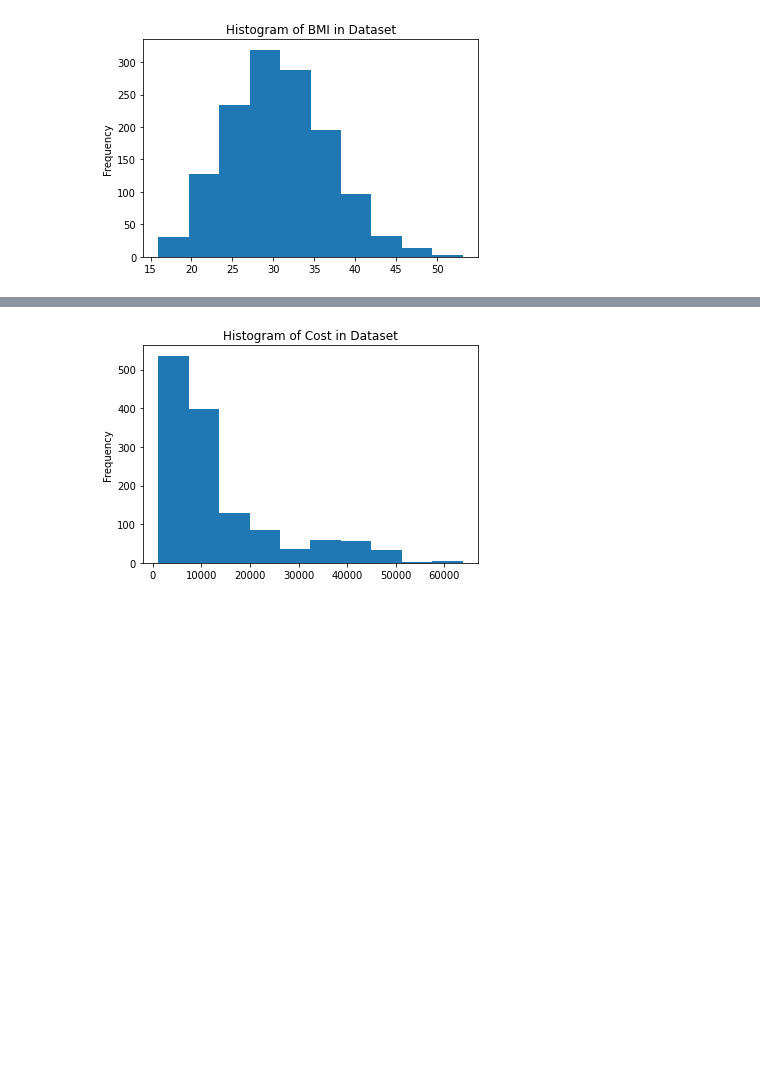
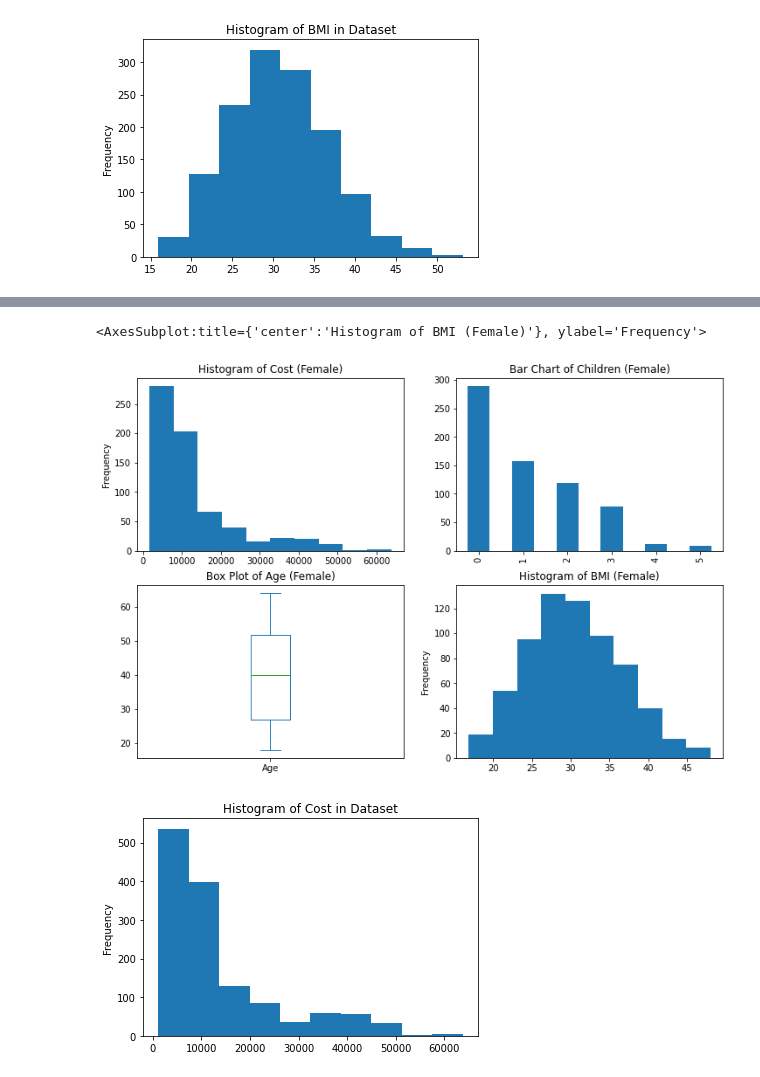
Before and after one commit to cwperks/ALY6150, a Jupyter notebook: cwperx/week4/ALY6150_Craig_Perkins_Week4_Assignment.ipynb, the cells around one changed output, grey strips where cells are left out. Saved outputs shown, nothing was run; the diff lists cells and outputs as text; code cells hidden in the pictures; blank space fills up the shorter version.

```diff
--- a/cwperx/week4/ALY6150_Craig_Perkins_Week4_Assignment.ipynb
+++ b/cwperx/week4/ALY6150_Craig_Perkins_Week4_Assignment.ipynb
@@ -63,0 +86,12 @@ df["BMI"].plot(kind="hist", title="Histogram of BMI in Dataset", ax=axs[1, 1])
+# %%
+import matplotlib.pyplot as plt
+
+fig, axs = plt.subplots(2, 2, figsize=(12, 8))
+
+df[df["Gender"] == "F"]["Cost"].plot(kind='hist', title="Histogram of Cost (Female)", ax=axs[0,0])
+df[df["Gender"] == "F"]["Children"].value_counts().plot(kind='bar', title="Bar Chart of Children (Female)", ax=axs[0, 1])
+df[df["Gender"] == "F"]["Age"].plot(kind="box", title="Box Plot of Age (Female)", ax=axs[1, 0])
+df[df["Gender"] == "F"]["BMI"].plot(kind="hist", title="Histogram of BMI (Female)", ax=axs[1, 1])
+# %% [output]
+<AxesSubplot:title={'center':'Histogram of BMI (Female)'}, ylabel='Frequency'>
+[figure, added]
```
Also changed, not shown: parts of 11 cells of this notebook, 6 other files.
